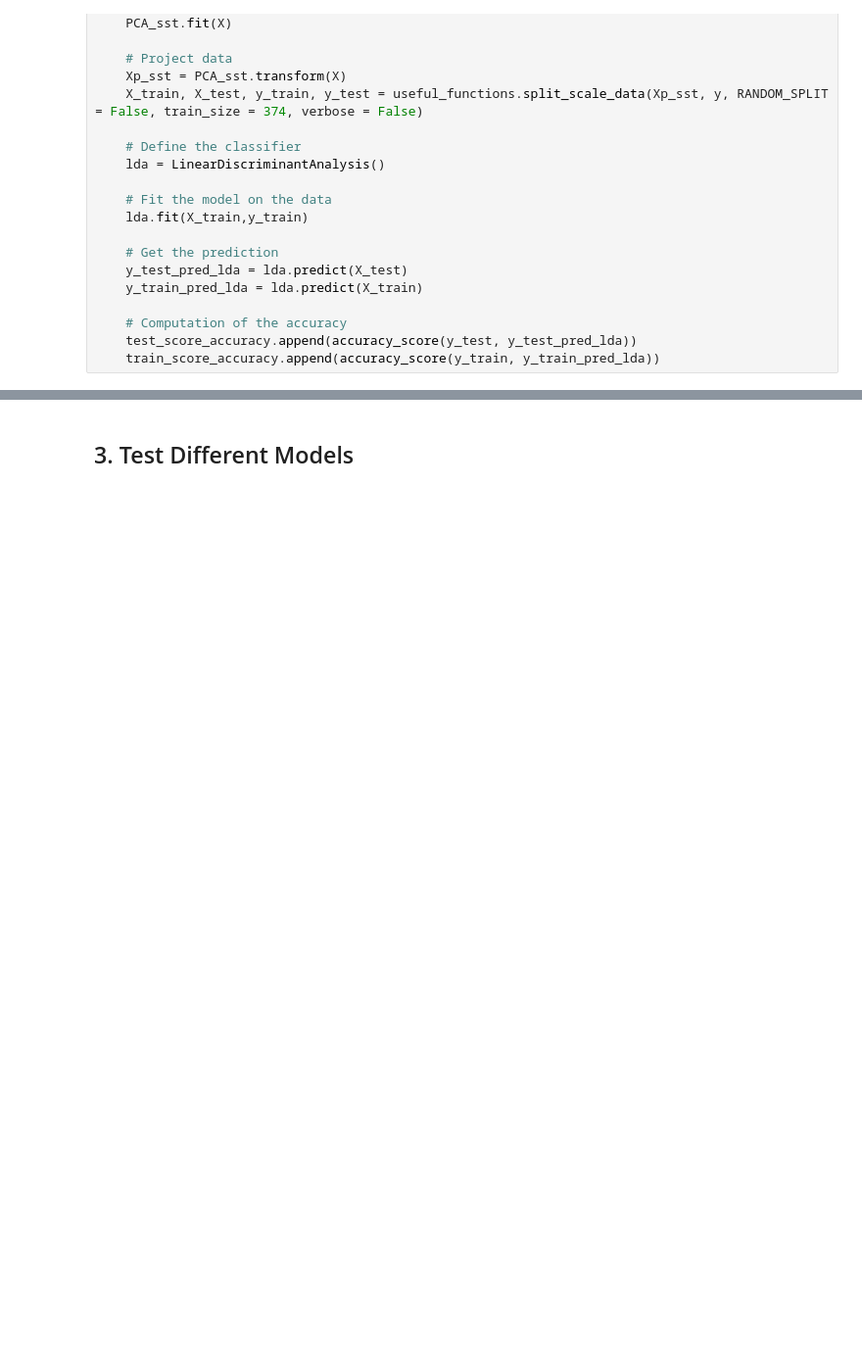
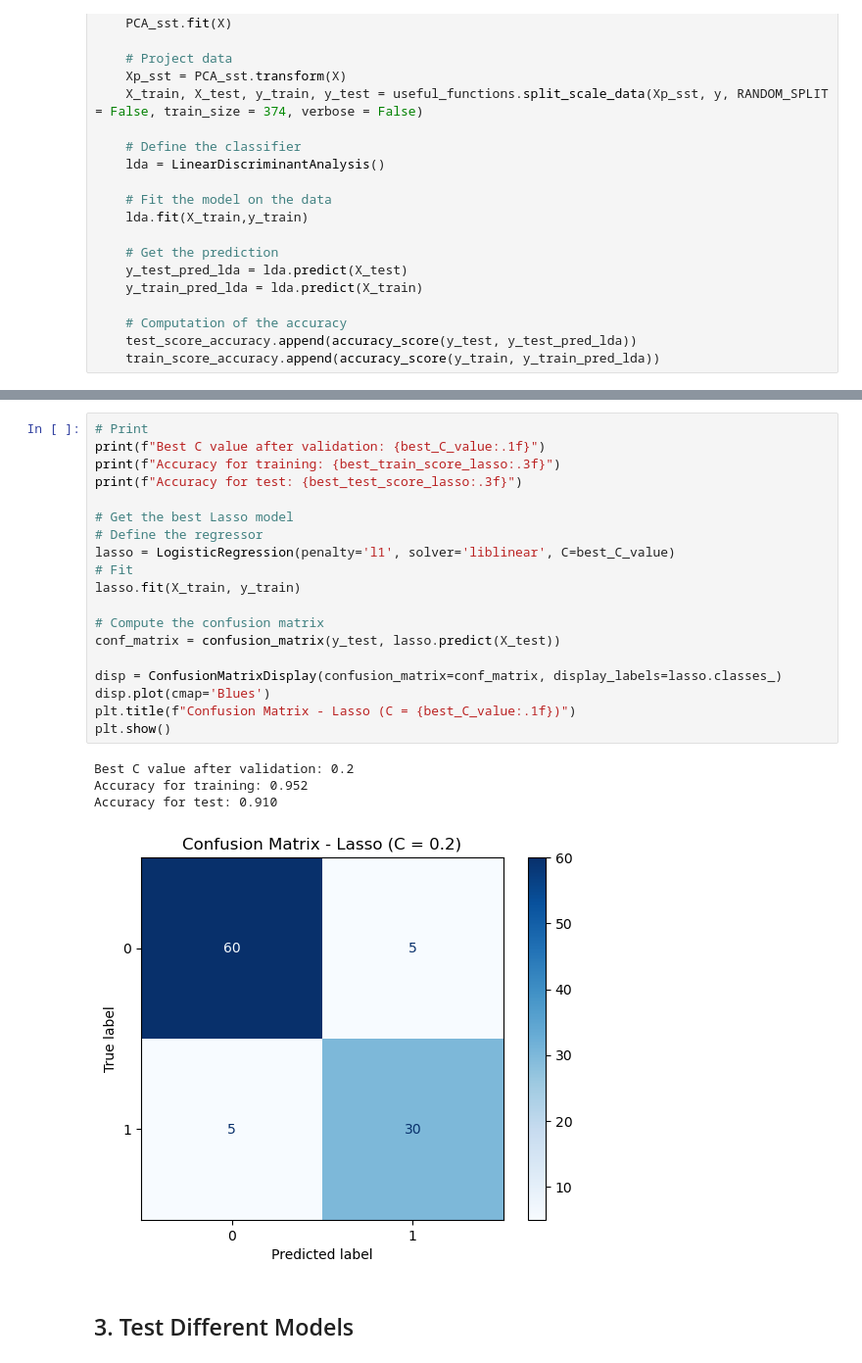
Before and after one commit to odd2022/El-Nino, a Jupyter notebook: 1_month_prediction.ipynb, the cells around one changed output, grey strips where cells are left out. Shown at 98% size. Drawn from its saved outputs; the diff is of its cells as text; blank space fills up the shorter version.

```diff
--- a/1_month_prediction.ipynb
+++ b/1_month_prediction.ipynb
@@ -209,3 +413,27 @@ Test auc with the best p: 0.95
+# %%
+# Print
+print(f"Best C value after validation: {best_C_value:.1f}")
+print(f"Accuracy for training: {best_train_score_lasso:.3f}")
+print(f"Accuracy for test: {best_test_score_lasso:.3f}")
+
+# Get the best Lasso model
+# Define the regressor
+lasso = LogisticRegression(penalty='l1', solver='liblinear', C=best_C_value)
+# Fit
+lasso.fit(X_train, y_train)
+
+# Compute the confusion matrix
+conf_matrix = confusion_matrix(y_test, lasso.predict(X_test))
+
+disp = ConfusionMatrixDisplay(confusion_matrix=conf_matrix, display_labels=lasso.classes_)
+disp.plot(cmap='Blues')
+plt.title(f"Confusion Matrix - Lasso (C = {best_C_value:.1f})")
+plt.show()
+# %% [output]
+Best C value after validation: 0.2
+Accuracy for training: 0.952
+Accuracy for test: 0.910
+[figure, added]
 # %% [markdown]
 ## 3. Test Different Models
 # %%
```
Also changed, not shown: parts of 17 cells of this notebook.
